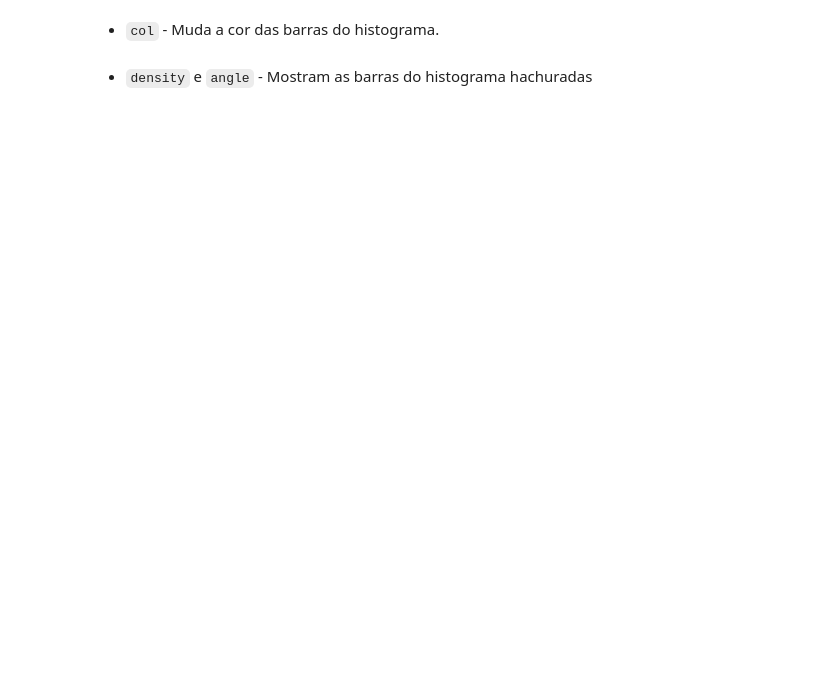
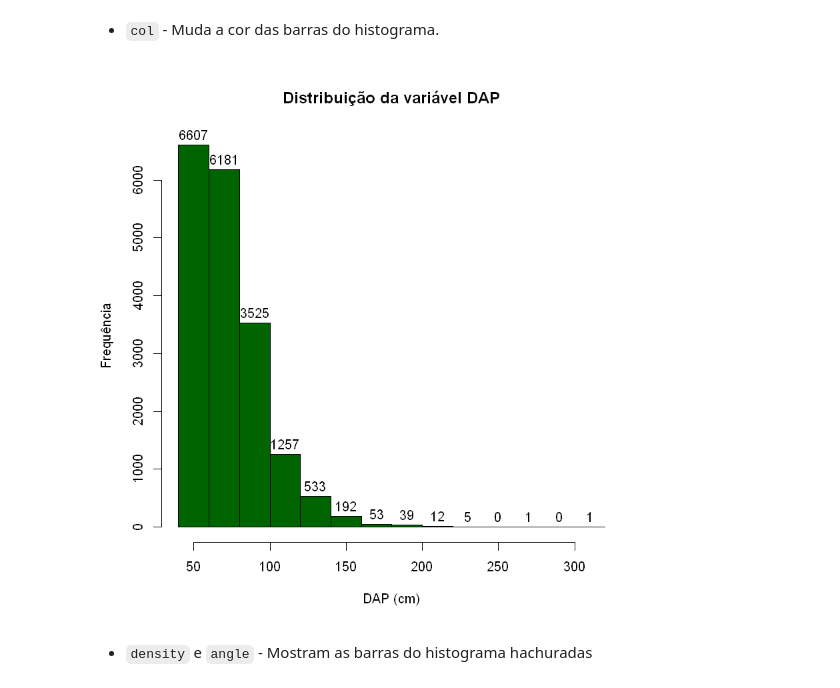
Before and after one commit to robson-cruz/Introducao_Analise_Dados_R, a Jupyter notebook: Modulo_1_Introducao_Linguagem_R_Aula_2.ipynb, the cells around one changed output. Saved outputs shown, nothing was run; the diff lists cells and outputs as text; code cells hidden in the pictures; blank space fills up the shorter version.

```diff
--- a/Modulo_1_Introducao_Linguagem_R_Aula_2.ipynb
+++ b/Modulo_1_Introducao_Linguagem_R_Aula_2.ipynb
@@ -179,10 +196,12 @@ hist(dap,
 # %%
 hist(dap,
      main = 'Distribuição da variável DAP',
     xlab = 'DAP (cm)',
     ylab = 'Frequência',
     labels = TRUE,
-    col = 'steelblue')
+    col = 'darkgreen')
+# %% [output]
+[figure, added]
 # %% [markdown]
 * `density` e `angle` - Mostram as barras do histograma hachuradas
 # %%
```
Also changed, not shown: parts of 13 cells of this notebook.
